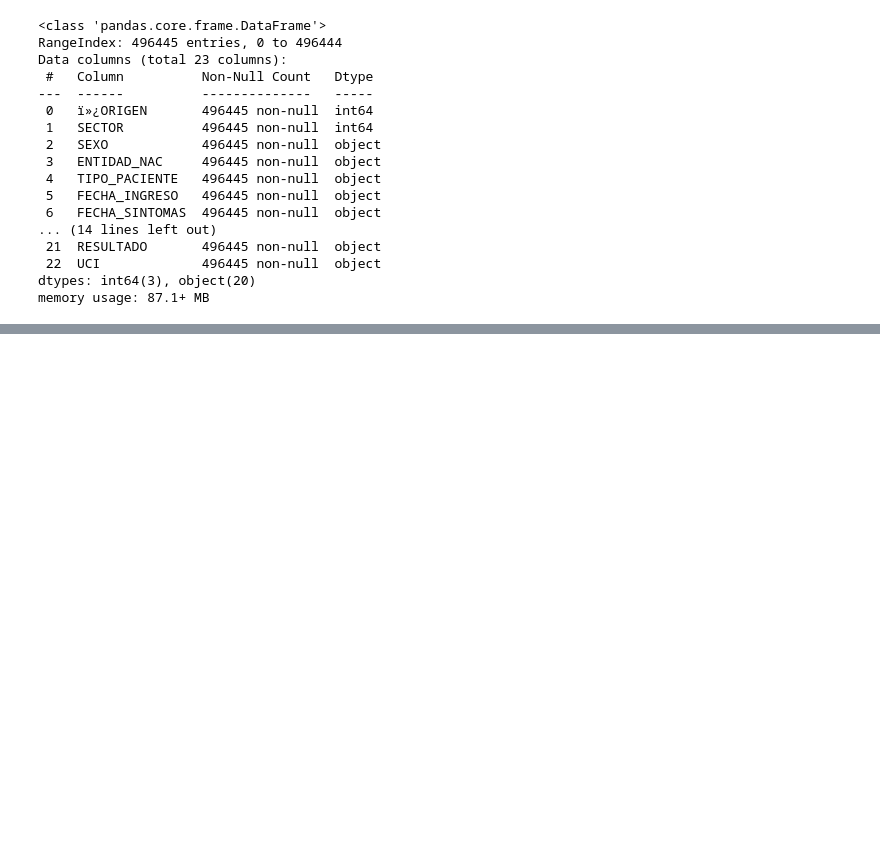
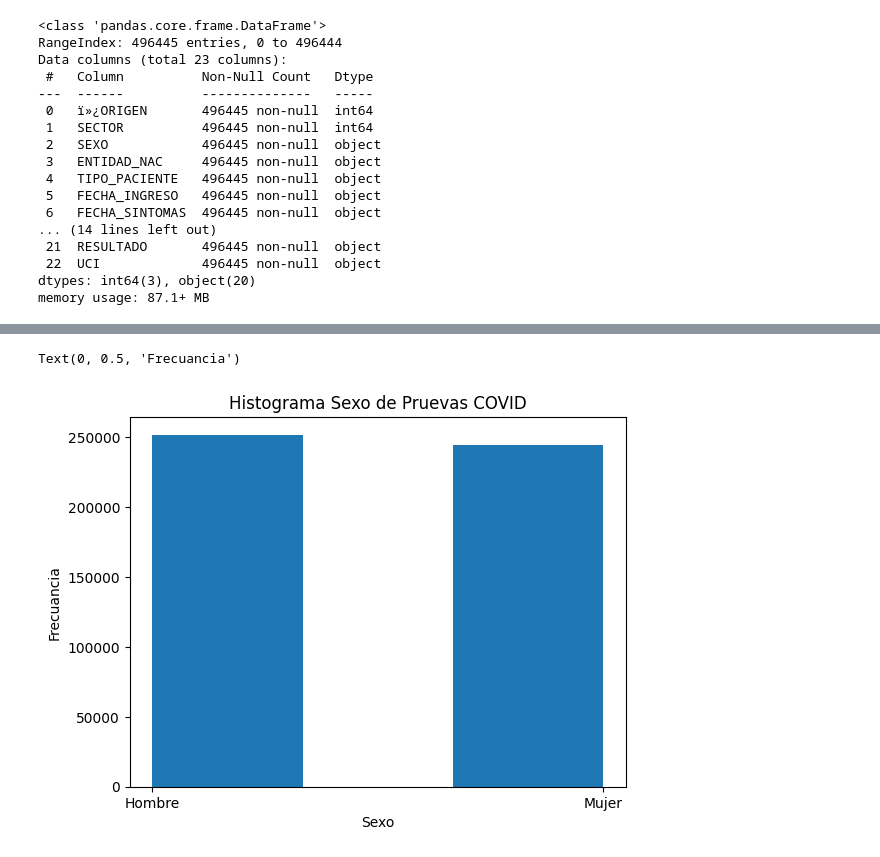
Before and after one commit to Jordy-HK/Probabilidad, a Jupyter notebook: Unidad1/Practica5.ipynb, the cells around one changed output, grey strips where cells are left out. Cells and saved outputs as stored; diff of their text form; code cells hidden in the pictures; blank space fills up the shorter version.

```diff
--- a/Unidad1/Practica5.ipynb
+++ b/Unidad1/Practica5.ipynb
@@ -39,0 +58,8 @@ memory usage: 87.1+ MB
+# %%
+plt.pyplot.hist(covid.SEXO, bins = 3)
+plt.pyplot.title("Histograma Sexo de Pruevas COVID")
+plt.pyplot.xlabel("Sexo")
+plt.pyplot.ylabel("Frecuancia")
+# %% [output]
+Text(0, 0.5, 'Frecuancia')
+[figure, added]
```
Also changed, not shown: parts of 7 cells of this notebook.
